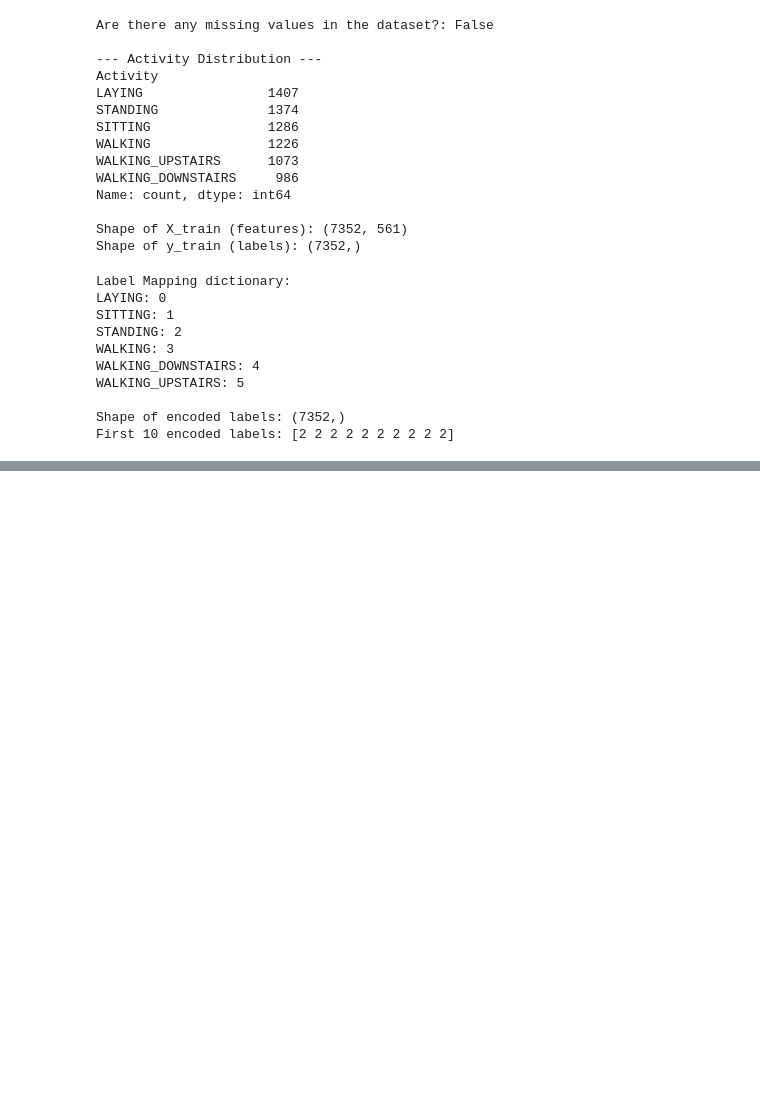
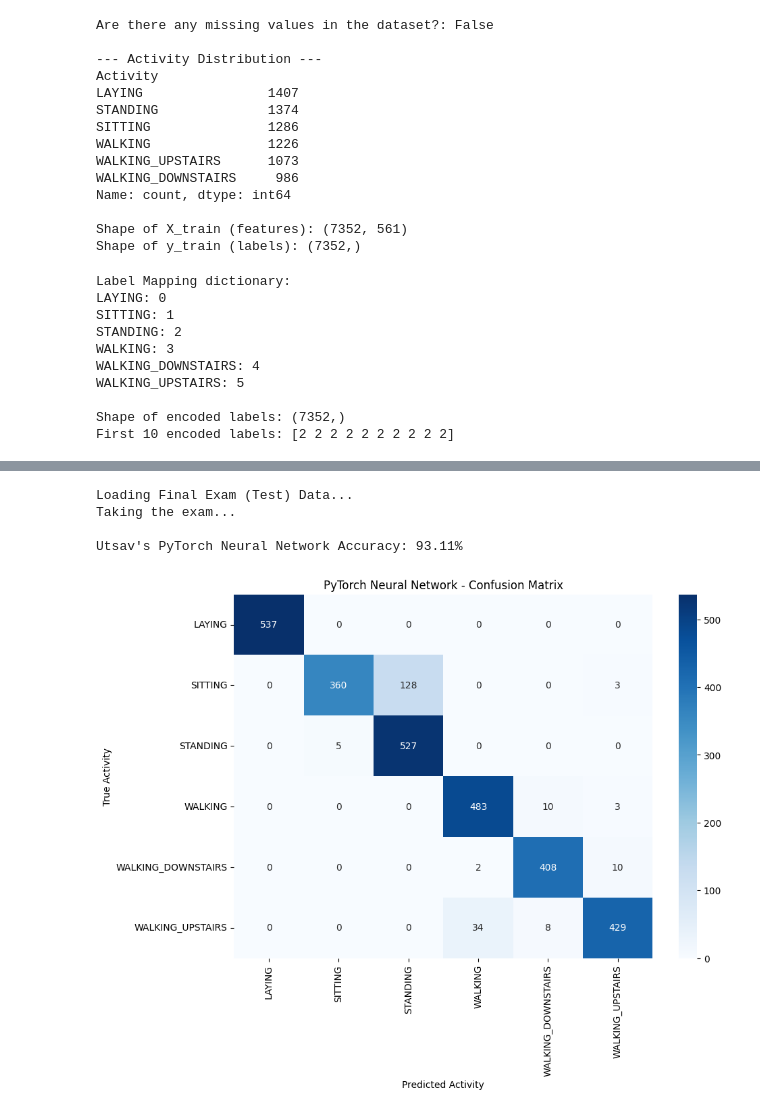
Before and after one commit to Utsav-exe/HAR-Machine-Learning, a Jupyter notebook: preprocessing.ipynb, the cells around one changed output, grey strips where cells are left out. Drawn from its saved outputs; the diff is of its cells as text; code cells hidden in the pictures; blank space fills up the shorter version.

Commit message:
Completed PyTorch Training and Test Evaluation

```diff
--- a/preprocessing.ipynb
+++ b/preprocessing.ipynb
@@ -89,0 +178,46 @@ First 10 encoded labels: [2 2 2 2 2 2 2 2 2 2]
+# %%
+import pandas as pd
+import torch
+import matplotlib.pyplot as plt
+import seaborn as sns
+from sklearn.metrics import accuracy_score, confusion_matrix
+
+print("Loading Final Exam (Test) Data...")
+# 1. Load the exact same Test Set your partner used
+test_df = pd.read_csv('/content/drive/MyDrive/HAR_Data/test.csv')
+
+# 2. Separate features and labels (just like Day 1)
+X_test = test_df.drop(['Activity', 'subject'], axis=1)
+# Use the Day 1 encoder to turn test labels into the same numbers!
+y_test = encoder.transform(test_df['Activity'])
+
+# 3. Convert Test Set to PyTorch Tensors
+X_test_tensor = torch.tensor(X_test.values, dtype=torch.float32)
+
+print("Taking the exam...")
+# 4. Predict!
+pytorch_model.eval() # Put model in test mode (turns off dropout)
+with torch.no_grad(): # Don't update weights during testing, saves memory
+    raw_predictions = pytorch_model(X_test_tensor)
+    _, final_predictions = torch.max(raw_predictions, 1) # Get the highest probability guess
+
+# 5. Calculate Utsav's High Score
+nn_accuracy = accuracy_score(y_test, final_predictions.numpy())
+print(f"\nUtsav's PyTorch Neural Network Accuracy: {nn_accuracy * 100:.2f}%\n")
+
+# 6. Plot the Confusion Matrix
+cm = confusion_matrix(y_test, final_predictions.numpy())
+plt.figure(figsize=(10,7))
+sns.heatmap(cm, annot=True, fmt='d', cmap='Blues',
+            xticklabels=encoder.classes_,
+            yticklabels=encoder.classes_)
+plt.title('PyTorch Neural Network - Confusion Matrix')
+plt.ylabel('True Activity')
+plt.xlabel('Predicted Activity')
+plt.show()
+# %% [output]
+Loading Final Exam (Test) Data...
+Taking the exam...
+
+Utsav's PyTorch Neural Network Accuracy: 93.11%
+[figure, added]
```
Also changed, not shown: parts of 2 cells of this notebook.
